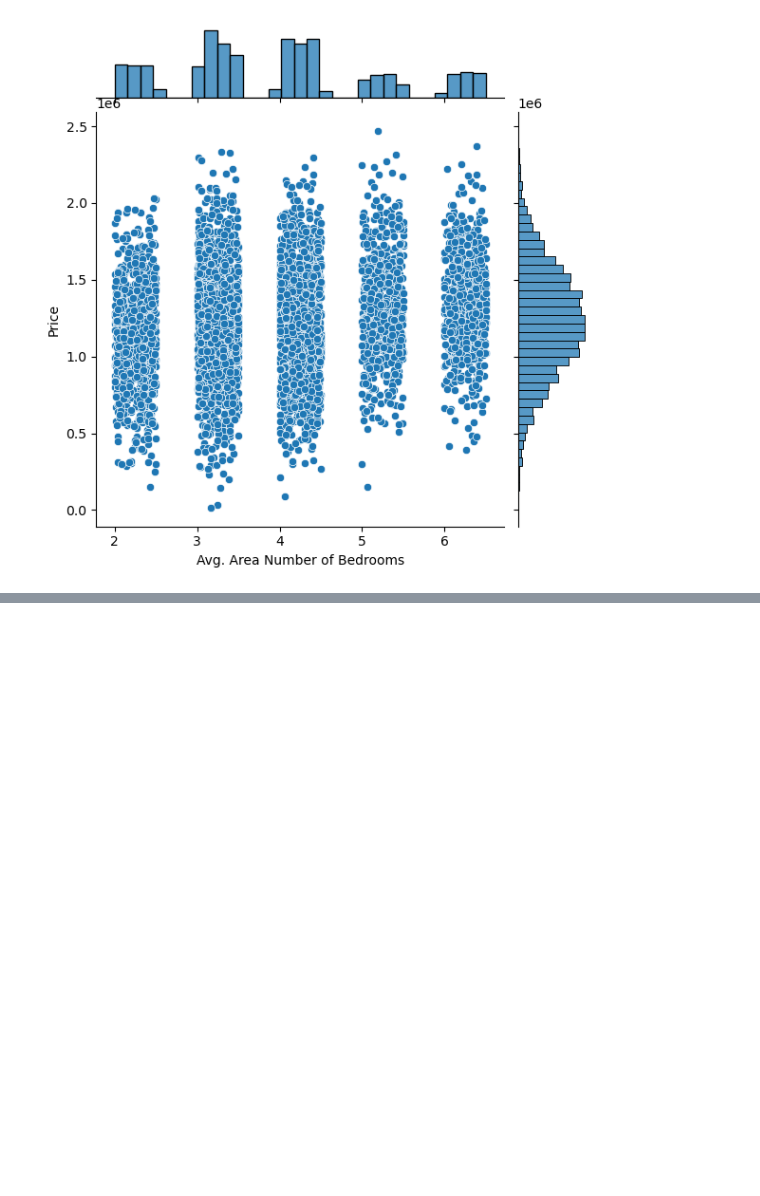
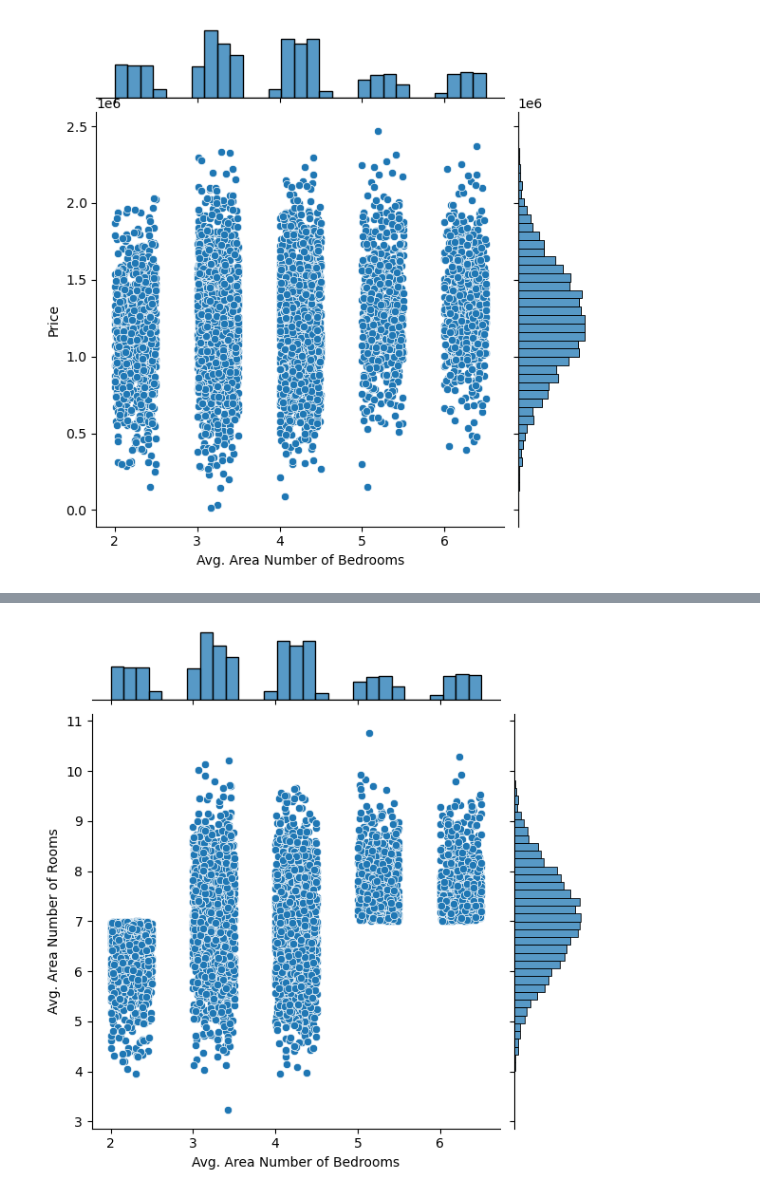
Before and after one commit to seerraa16/USA, a Jupyter notebook: Codigo.ipynb, the cells around one changed output, grey strips where cells are left out. Saved outputs shown, nothing was run; the diff lists cells and outputs as text; code cells hidden in the pictures; blank space fills up the shorter version.

```diff
--- a/Codigo.ipynb
+++ b/Codigo.ipynb
@@ -96,0 +103,6 @@ plt.show()
+# %%
+# comparamos el numero de dormitorios con el numero de habitaciones
+sns.jointplot(x='Avg. Area Number of Bedrooms', y='Avg. Area Number of Rooms', data=df_datos)
+plt.show()
+# %% [output]
+[figure, added]
```
Also changed, not shown: parts of 2 cells of this notebook.
